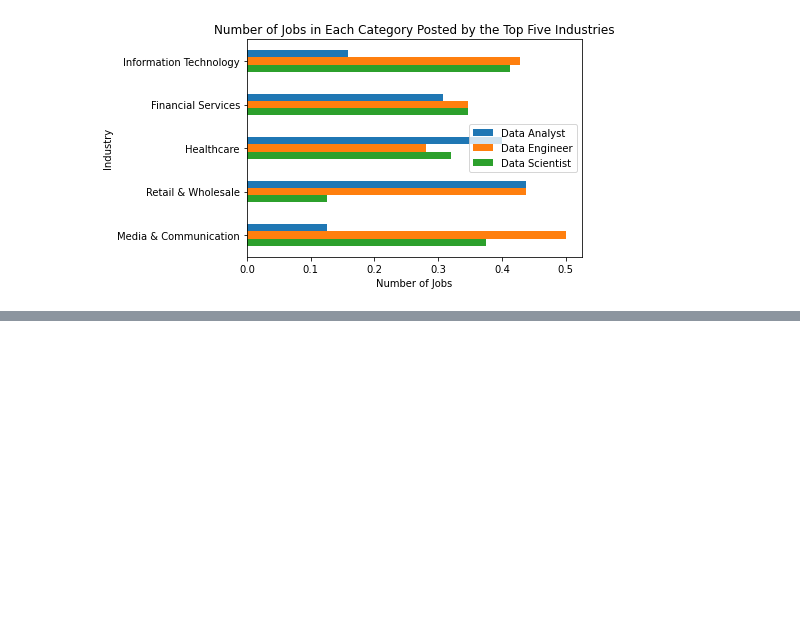
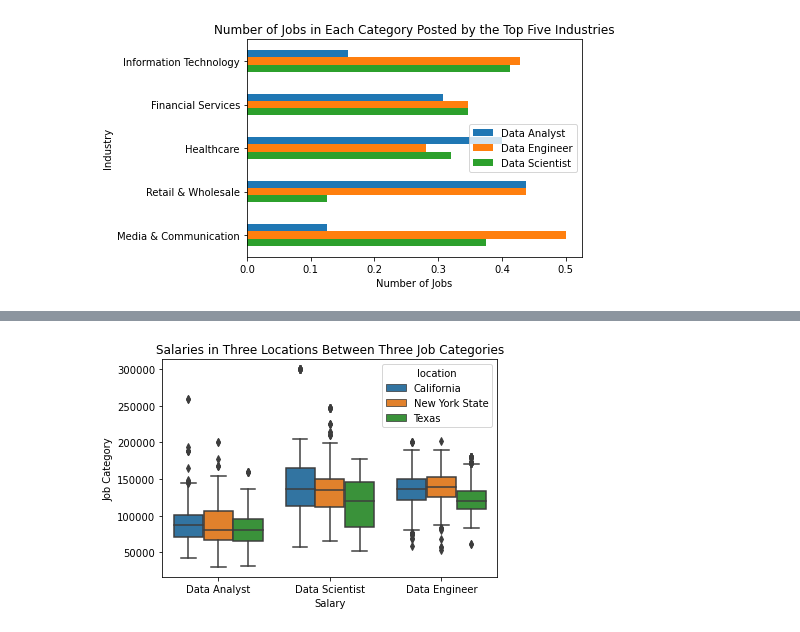
Before and after one commit to Yangxi-Yu/Eco395m-Army-Ants, a Jupyter notebook: code/analysis_figures.ipynb, the cells around one changed output, grey strips where cells are left out. Drawn from its saved outputs; the diff is of its cells as text; code cells hidden in the pictures; blank space fills up the shorter version.

```diff
--- a/code/analysis_figures.ipynb
+++ b/code/analysis_figures.ipynb
@@ -183,0 +189,8 @@ sns.boxplot(y='salary_mean',data=df,x='title',hue='location')
+# %%
+sns.boxplot(y='salary_mean',data=salary,x='title',hue='location')
+plt.title('Salaries in Three Locations Between Three Job Categories')
+plt.xlabel('Salary')
+plt.ylabel('Job Category')
+plt.savefig('../figure/figure5-2.png', bbox_inches = 'tight', dpi=100)
+# %% [output]
+[figure, added]
```
Also changed, not shown: parts of 6 cells of this notebook.
